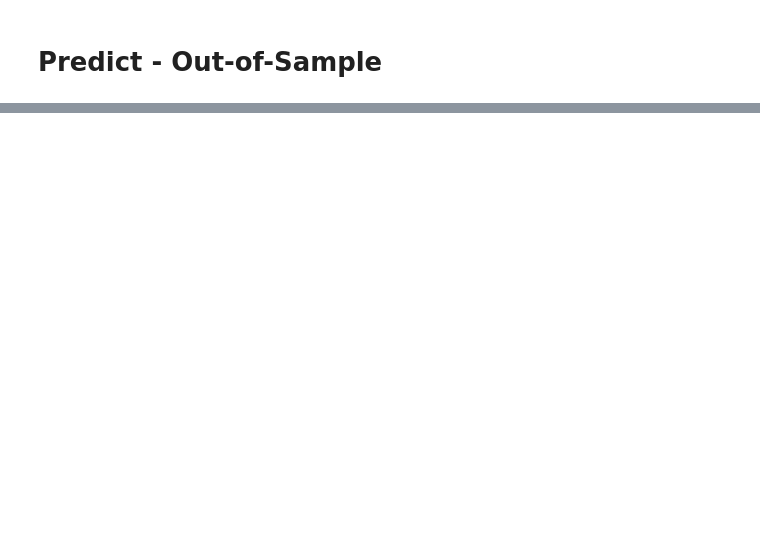
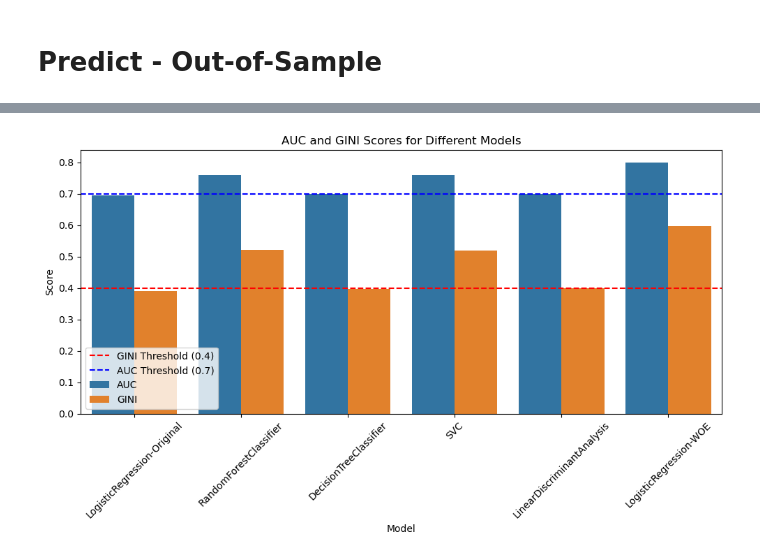
Before and after one commit to dunp7/Risk_analytics, a Jupyter notebook: model.ipynb, the cells around one changed output, grey strips where cells are left out. Drawn from its saved outputs; the diff is of its cells as text; code cells hidden in the pictures; blank space fills up the shorter version.

```diff
--- a/model.ipynb
+++ b/model.ipynb
@@ -218,0 +236,11 @@ me.plot_roc_curve()
+# %%
+final_models = [
+    LogisticRegression(max_iter=10000, penalty='l1', random_state=17, solver='saga'),
+    RandomForestClassifier(max_depth=10, random_state=17),
+    DecisionTreeClassifier(max_depth=8, random_state=17),
+    SVC(probability= True, random_state = 17),
+    LinearDiscriminantAnalysis(),
+]
+
+results = []
+mes = []
@@ -218,0 +321,23 @@ me.plot_roc_curve()
+# %%
+# Create a dataframe for AUC and GINI values
+auc_gini_df = pd_results[['Model', 'AUC', 'GINI']]
+
+# Melt the dataframe to reshape it for plotting
+melted_df = auc_gini_df.melt(id_vars='Model', var_name='Metric', value_name='Value')
+
+# Plot using Seaborn
+plt.figure(figsize=(10, 6))
+sns.barplot(x='Model', y='Value', hue='Metric', data=melted_df)
+plt.title('AUC and GINI Scores for Different Models')
+plt.xlabel('Model')
+plt.ylabel('Score')
+plt.xticks(rotation=45)
+plt.legend(title='Metric')
+# Draw horizontal lines for GINI and AUC
+plt.axhline(y=0.4, color='r', linestyle='--', label='GINI Threshold (0.4)')
+plt.axhline(y=0.7, color='b', linestyle='--', label='AUC Threshold (0.7)')
+plt.legend(loc='lower left')
+plt.tight_layout()
+plt.show()
+# %% [output]
+[figure, added]
```
Also changed, not shown: parts of 14 cells of this notebook, 1 other file.
